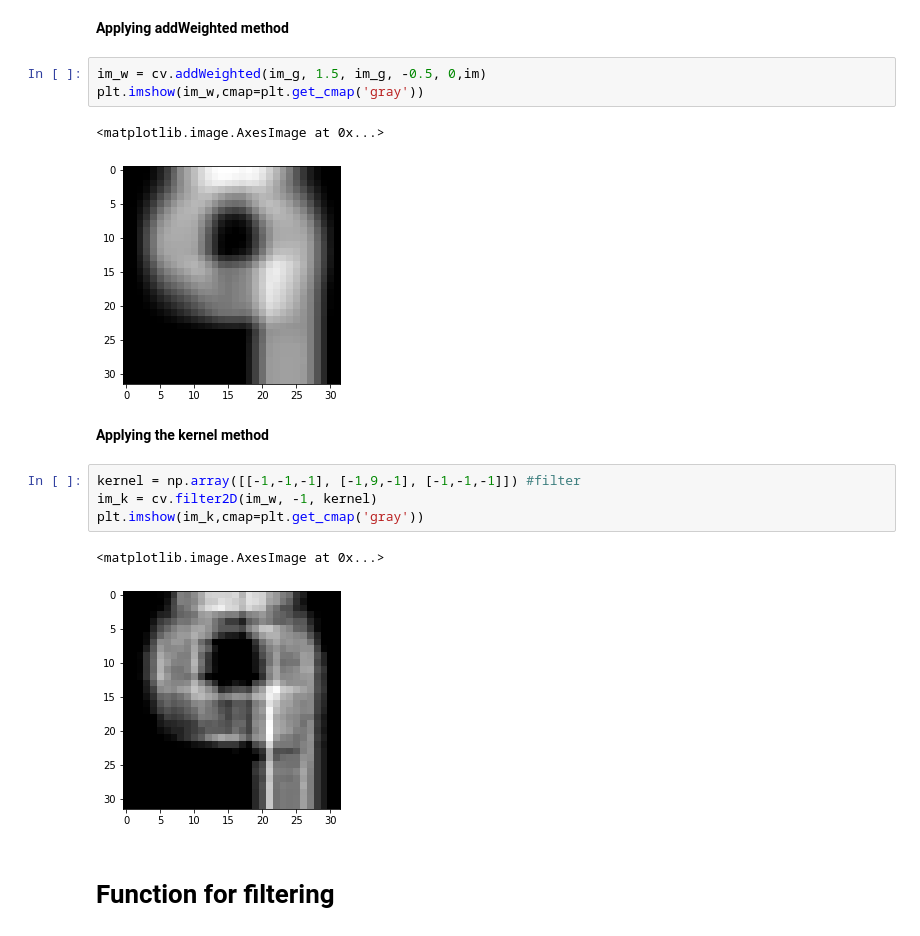
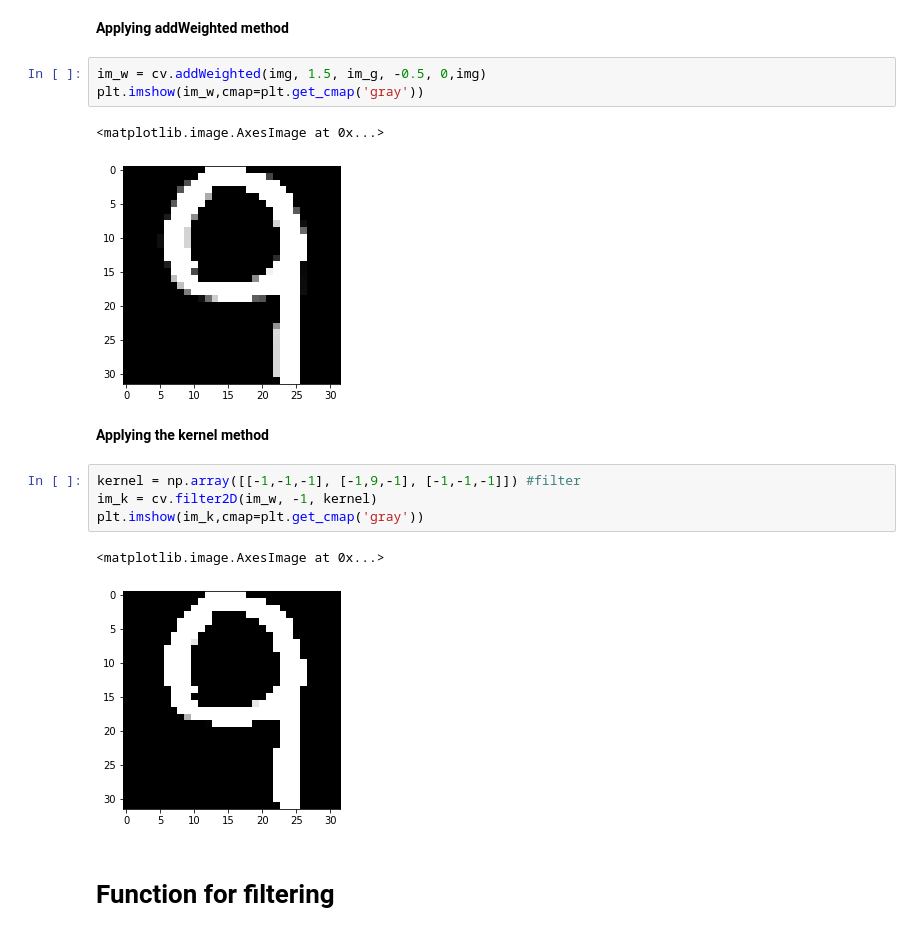
Before and after one commit to KillerShoaib/BanglaDigitClassifierCNN, a Jupyter notebook: Bangla Digit Classifier with CNN.ipynb, the cells around one changed output. Cells and saved outputs as stored; diff of their text form.

```diff
--- a/Bangla Digit Classifier with CNN.ipynb
+++ b/Bangla Digit Classifier with CNN.ipynb
@@ -174,11 +192,11 @@ plt.imshow(im_g,cmap=plt.get_cmap('gray'))
 # %% [markdown]
 **Applying addWeighted method**
 # %%
-im_w = cv.addWeighted(im_g, 1.5, im_g, -0.5, 0,im)
+im_w = cv.addWeighted(img, 1.5, im_g, -0.5, 0,img)
 plt.imshow(im_w,cmap=plt.get_cmap('gray'))
 # %% [output]
 <matplotlib.image.AxesImage at 0x...>
-[figure, old version]
+[figure, new version]
 # %% [markdown]
 **Applying the kernel method**
 # %%
@@ -187,7 +205,7 @@ im_k = cv.filter2D(im_w, -1, kernel)
 plt.imshow(im_k,cmap=plt.get_cmap('gray'))
 # %% [output]
 <matplotlib.image.AxesImage at 0x...>
-[figure, old version]
+[figure, new version]
 # %% [markdown]
 # Function for filtering
 # %%
```
Also changed, not shown: parts of 3 cells of this notebook, 1 other file.
